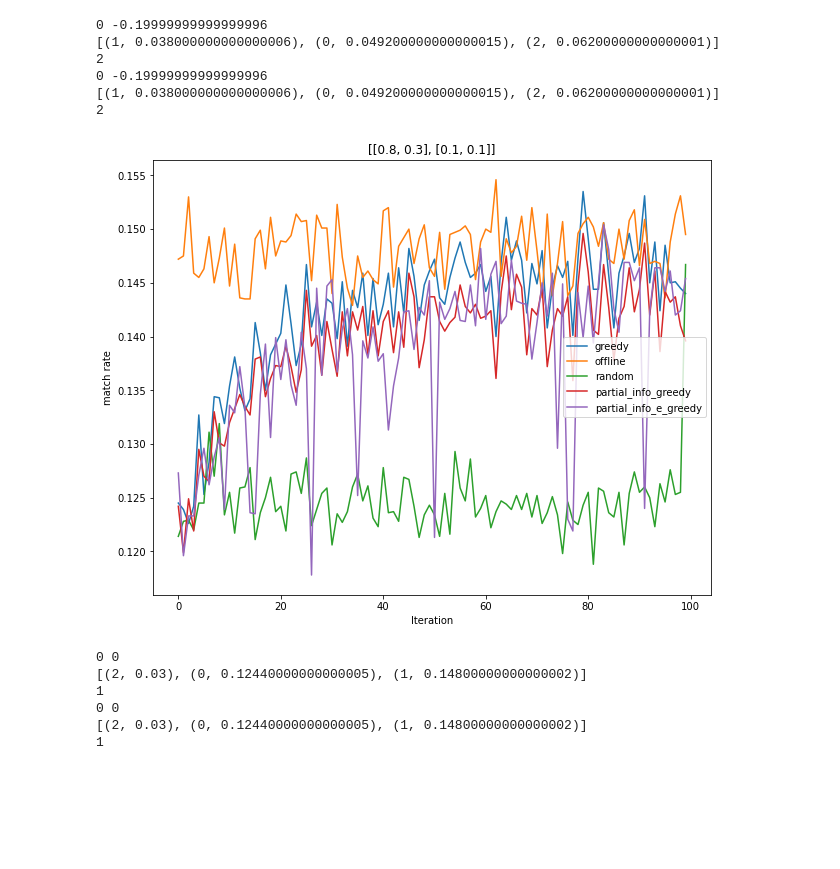
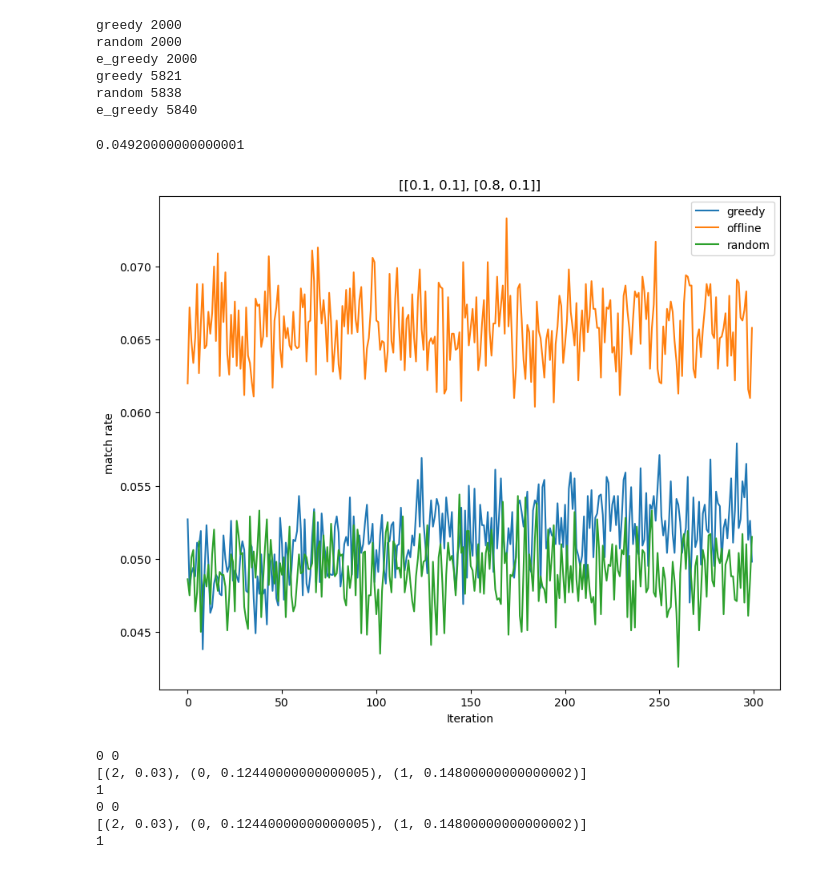
Before and after one commit to ppxwdy/capture_uncertain_in_dating, a Jupyter notebook: charts2.ipynb, the cells around one changed output. Drawn from its saved outputs; the diff is of its cells as text; code cells hidden in the pictures; blank space fills up the shorter version.

```diff
--- a/charts2.ipynb
+++ b/charts2.ipynb
@@ -48,6 +44,6 @@ plt.show()
 # %%
-N = 1000
-T = 100
+N = 10000
+T = 300
 match_prob = [[0.1, 0.1], [0.8, 0.1]]
 ratio1 = 0.6
 ratio2 = 0.2
@@ -56,34 +52,38 @@ r_s, r_o, r_r, _= simulation(N, T, match_prob, ratio1, ratio2, initial_guess)
 
 partial_s, partial_o, partial_r, partial_e = simulation(N, T, match_prob, ratio1, ratio2, initial_guess, full_info=False)
 # %% [output]
-0 -0.19999999999999996
-[(1, 0.038000000000000006), (0, 0.049200000000000015), (2, 0.06200000000000001)]
-2
-0 -0.19999999999999996
-[(1, 0.038000000000000006), (0, 0.049200000000000015), (2, 0.06200000000000001)]
-2
+greedy 2000
+random 2000
+e_greedy 2000
+greedy 5821
+random 5838
+e_greedy 5840
+# %%
+0.44*0.01 + 0.56*0.08
+# %% [output]
+0.04920000000000001
 # %%
 plt.figure(figsize=(10, 8))
 r_s_ = [i/N for i in r_s]
 r_o_ = [i/N for i in r_o]
 r_r_ = [i/N for i in r_r]
 # r_e_ = [i/N for i in r_e]
 p_s_ = [i/N for i in partial_s]
 p_e_ = [i/N for i in partial_e]
 plt.plot([i for i in range(T)], r_s_, label='greedy')
 plt.plot([i for i in range(T)], r_o_, label='offline')
 plt.plot([i for i in range(T)], r_r_, label='random')
 # plt.plot([i for i in range(T)], r_e_, label='epsilon-greedy')
-plt.plot([i for i in range(T)], p_s_, label='partial_info_greedy')
-plt.plot([i for i in range(T)], p_e_, label='partial_info_e_greedy')
+# plt.plot([i for i in range(T)], p_s_, label='partial_info_greedy')
+# plt.plot([i for i in range(T)], p_e_, label='partial_info_e_greedy')
 
 plt.xlabel('Iteration')
 plt.ylabel('match rate')
 plt.title(f'{match_prob}')
 plt.legend()
 plt.show()
 # %% [output]
-[figure, old version]
+[figure, new version]
 # %%
 N = 10000
 T = 100
```
Also changed, not shown: parts of 11 cells of this notebook, 3 other files.
